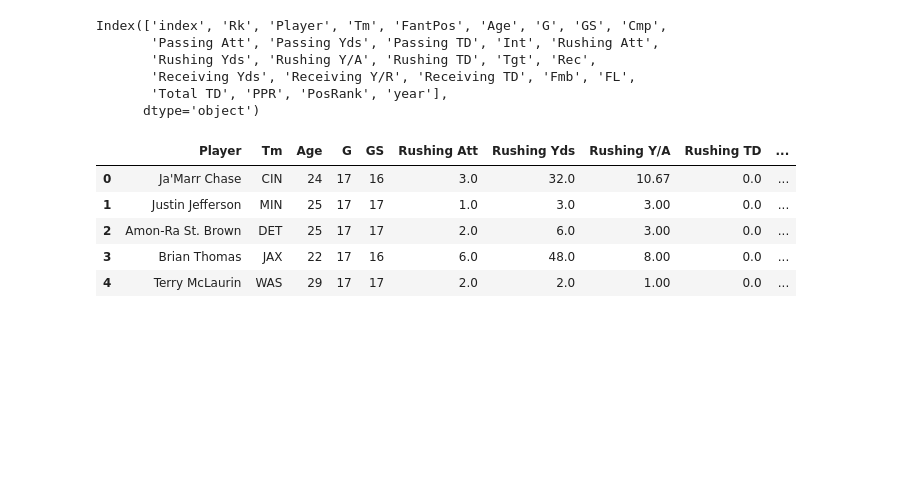
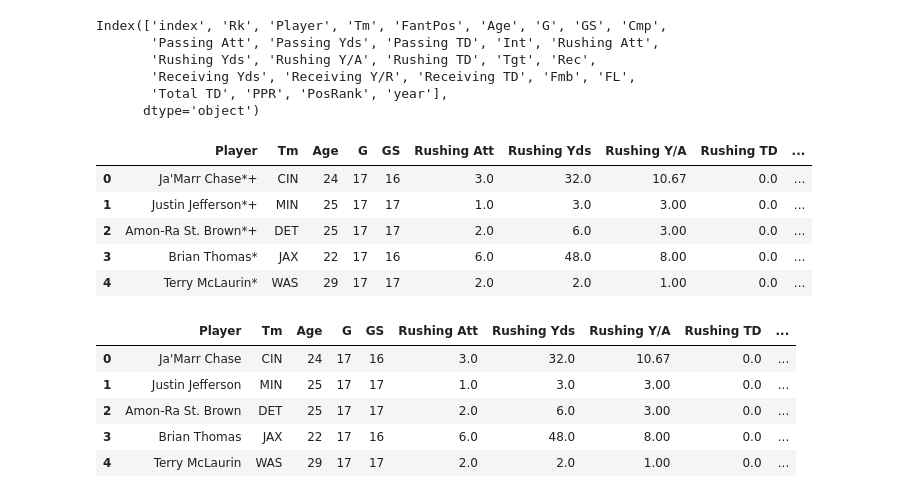
Before and after one commit to hdjwis/FantasyFootballPrediction, a Jupyter notebook: wr_prediction.ipynb, the cells around one changed output. Cells and saved outputs as stored; diff of their text form; code cells hidden in the pictures; blank space fills up the shorter version.

```diff
--- a/wr_prediction.ipynb
+++ b/wr_prediction.ipynb
@@ -42,6 +42,15 @@ Index(['index', 'Rk', 'Player', 'Tm', 'FantPos', 'Age', 'G', 'GS', 'Cmp',
       dtype='object')
 # %%
 wr_data = wr_data.drop(['index', 'Rk', 'FantPos', 'Cmp', 'Passing Att', 'Passing Yds', 'Passing TD', 'Int'], axis=1)
+# %%
+wr_data.head()
+# %% [output]
+|  | Player | Tm | Age | G | GS | Rushing Att | Rushing Yds | Rushing Y/A | Rushing TD | ... |
+| 0 | Ja'Marr Chase*+ | CIN | 24 | 17 | 16 | 3.0 | 32.0 | 10.67 | 0.0 | ... |
+| 1 | Justin Jefferson*+ | MIN | 25 | 17 | 17 | 1.0 | 3.0 | 3.00 | 0.0 | ... |
+| 2 | Amon-Ra St. Brown*+ | DET | 25 | 17 | 17 | 2.0 | 6.0 | 3.00 | 0.0 | ... |
+| 3 | Brian Thomas* | JAX | 22 | 17 | 16 | 6.0 | 48.0 | 8.00 | 0.0 | ... |
+| 4 | Terry McLaurin* | WAS | 29 | 17 | 17 | 2.0 | 2.0 | 1.00 | 0.0 | ... |
 # %%
 wr_data['Player'] = wr_data['Player'].str.replace('+', '', regex=False)
 wr_data['Player'] = wr_data['Player'].str.replace('*', '', regex=False)
```
Also changed, not shown: parts of 31 cells of this notebook.
